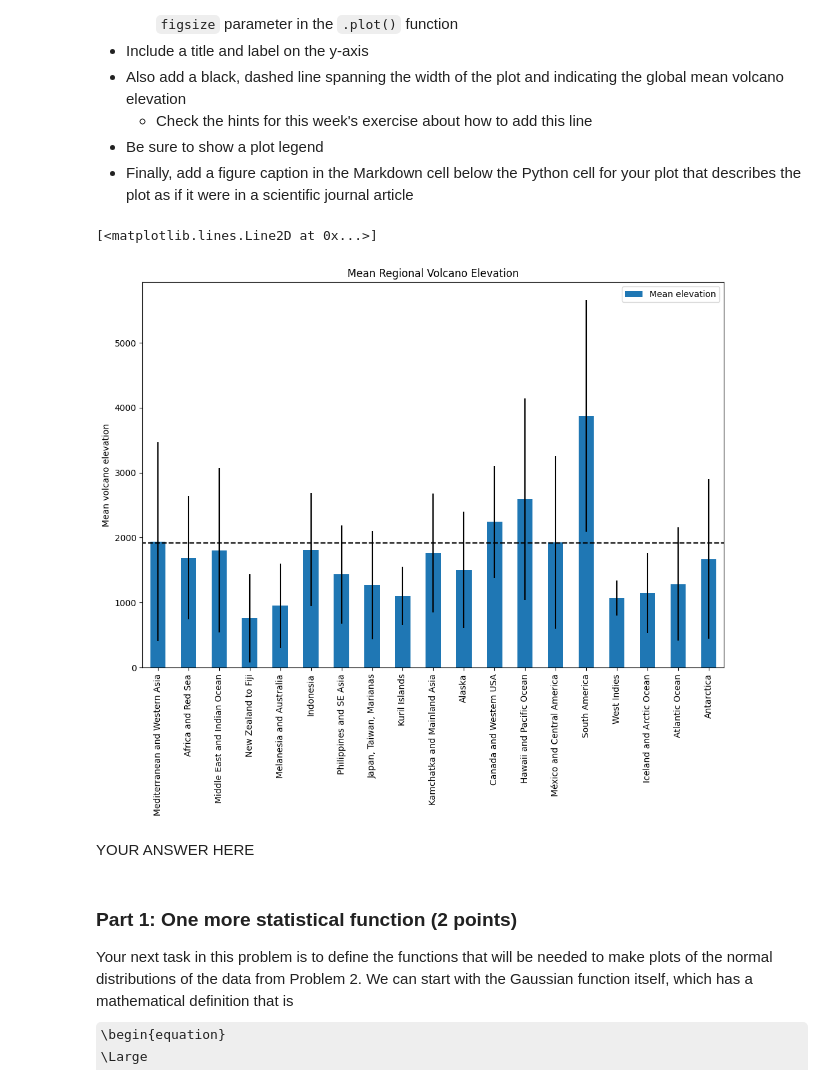
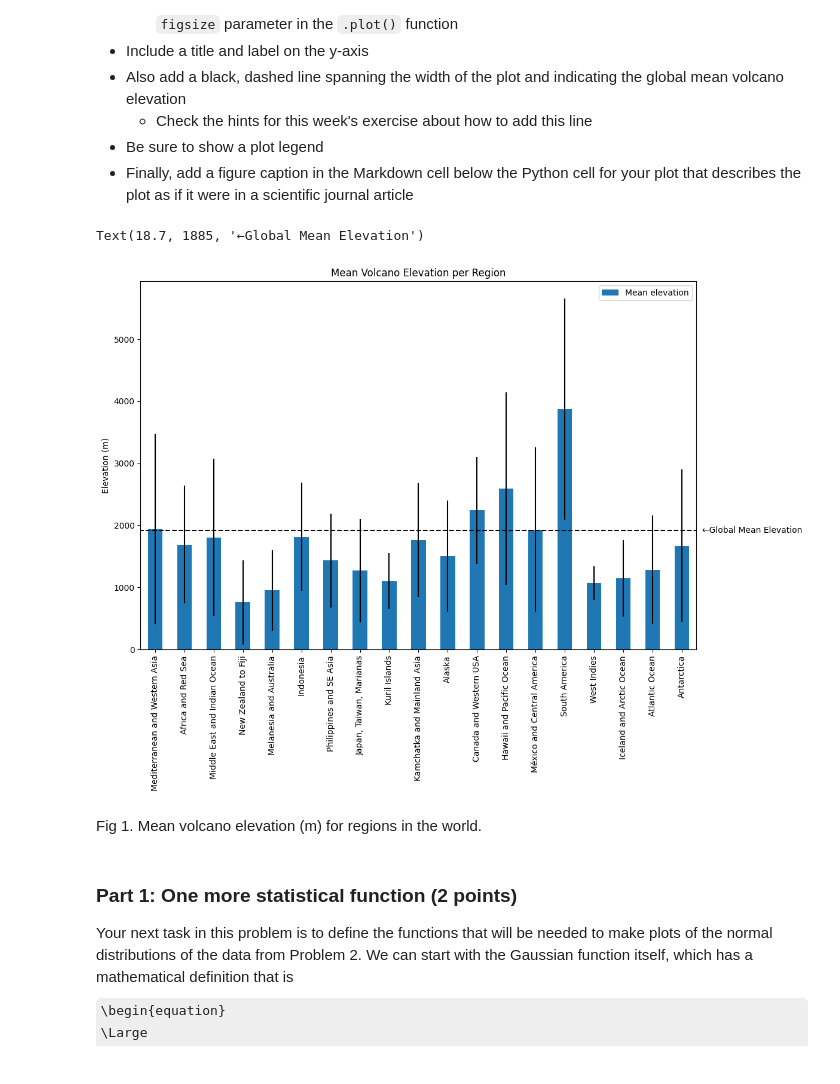
Before and after one commit to NIGS-GeoPython2026/exercise-8-illeana-ayson-1, a Jupyter notebook: Exercise-8-problems-1-2.ipynb, the cells around one changed output. Saved outputs shown, nothing was run; the diff lists cells and outputs as text; code cells hidden in the pictures; some formulas as TeX source.

```diff
--- a/Exercise-8-problems-1-2.ipynb
+++ b/Exercise-8-problems-1-2.ipynb
@@ -272,25 +296,30 @@ We'll start visualizing our volcano data by creating a bar plot of the mean elev
 - Be sure to show a plot legend
 - Finally, add a figure caption in the Markdown cell below the Python cell for your plot that describes the plot as if it were in a scientific journal article
 # %%
-#region_mean_stddev = region_data.["Mean elevation", "Standard deviation"]
+#plot regions against mean elevation region_data dataframe with standard deviation as error bars
 ax = region_data[["Mean elevation", "Standard deviation"]].plot(
     kind = "bar",
-    title = "Mean Regional Volcano Elevation",
-    ylabel = "Mean volcano elevation",
+    title = "Mean Volcano Elevation per Region",
+    ylabel = "Elevation (m)",
     figsize = (12, 8),
     yerr = "Standard deviation",
 )
+
+#plot line indicating global mean volcano elevation
 ax.plot(
     [-1,20],
     [clean_data["Elevation (m)"].mean(), clean_data["Elevation (m)"].mean()],
     color = "black",
     linestyle = "dashed"
 )
+
+#Plot label for global mean value
+ax.text(18.7, 1885, "←Global Mean Elevation")
 # %% [output]
-[<matplotlib.lines.Line2D at 0x...>]
+Text(18.7, 1885, '←Global Mean Elevation')
-[figure, old version]
+[figure, new version]
-# %% [markdown]
-YOUR ANSWER HERE
+# %% [markdown]
+Fig 1. Mean volcano elevation (m) for regions in the world.
 # %% [markdown]
 ### Part 1: One more statistical function (2 points)
 
```
Also changed, not shown: parts of 11 cells of this notebook, 1 other file.
